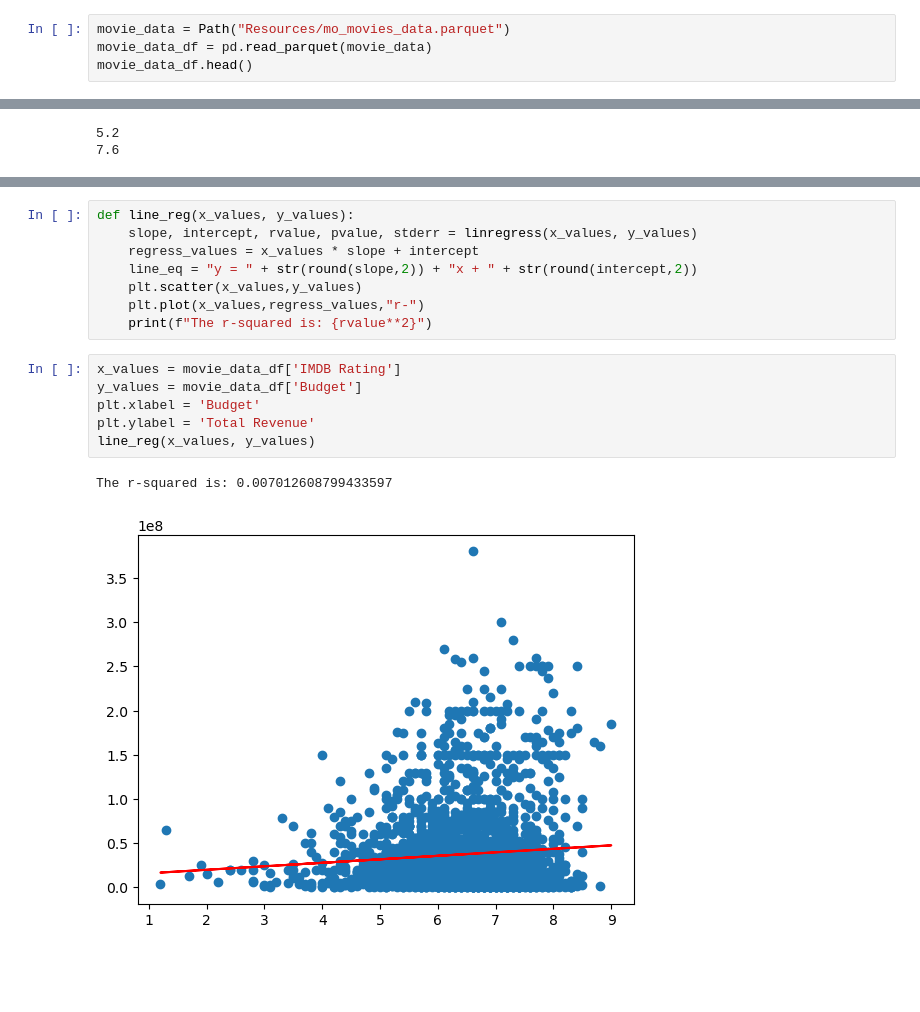
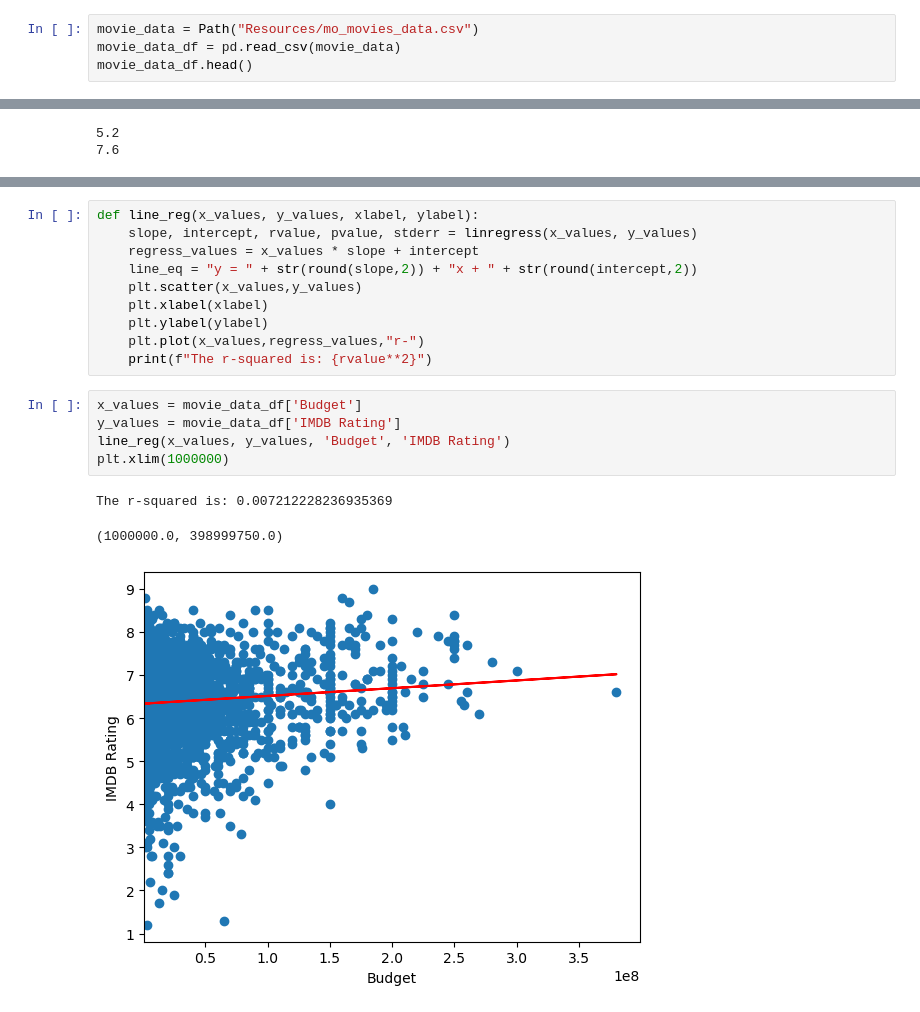
Before and after one commit to Robotrousers/Group1Proj1, a Jupyter notebook: movies_ratings.ipynb, the cells around one changed output, grey strips where cells are left out. Cells and saved outputs as stored; diff of their text form; blank space fills up the shorter version.

```diff
--- a/movies_ratings.ipynb
+++ b/movies_ratings.ipynb
@@ -6,8 +6,8 @@ import matplotlib.pyplot as plt
 import numpy as np
 from scipy.stats import linregress
 # %%
-movie_data = Path("Resources/mo_movies_data.parquet")
-movie_data_df = pd.read_parquet(movie_data)
+movie_data = Path("Resources/mo_movies_data.csv")
+movie_data_df = pd.read_csv(movie_data)
 movie_data_df.head()
 # %% [output]
 |  | Title | Year | IMDB Rating | IMDB Votes | Genre | Box Office | IMDB ID | Budget | Revenue |
@@ -144,21 +144,23 @@ year_agg
 | 9-10 | 2.228181e+08 | 77208711.0 | 1.004522e+17 | 3.169419e+08 | 3.872062e+07 |
 # %%
-def line_reg(x_values, y_values):
+def line_reg(x_values, y_values, xlabel, ylabel):
     slope, intercept, rvalue, pvalue, stderr = linregress(x_values, y_values)
     regress_values = x_values * slope + intercept
     line_eq = "y = " + str(round(slope,2)) + "x + " + str(round(intercept,2))
     plt.scatter(x_values,y_values)
+    plt.xlabel(xlabel)
+    plt.ylabel(ylabel)
     plt.plot(x_values,regress_values,"r-")
     print(f"The r-squared is: {rvalue**2}")
 # %%
-x_values = movie_data_df['IMDB Rating']
-y_values = movie_data_df['Budget']
-plt.xlabel = 'Budget'
-plt.ylabel = 'Total Revenue'
-line_reg(x_values, y_values)
+x_values = movie_data_df['Budget']
+y_values = movie_data_df['IMDB Rating']
+line_reg(x_values, y_values, 'Budget', 'IMDB Rating')
+plt.xlim(1000000)
 # %% [output]
-The r-squared is: 0.007012608799433597
+The r-squared is: 0.007212228236935369
+(1000000.0, 398999750.0)
-[figure, old version]
+[figure, new version]
 # %%
 x_values = movie_data_df['IMDB Rating']
 y_values = movie_data_df['Revenue']
```
Also changed, not shown: parts of 11 cells of this notebook.
